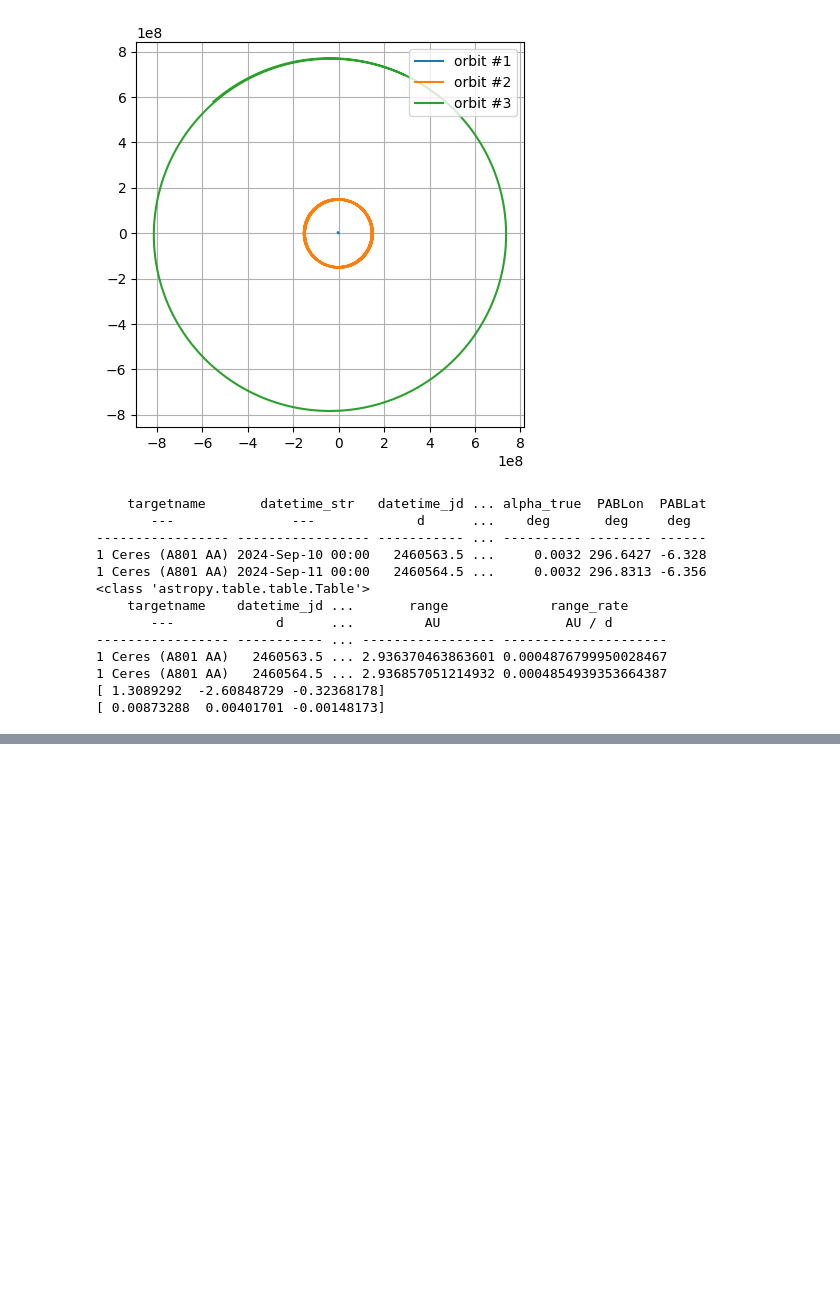
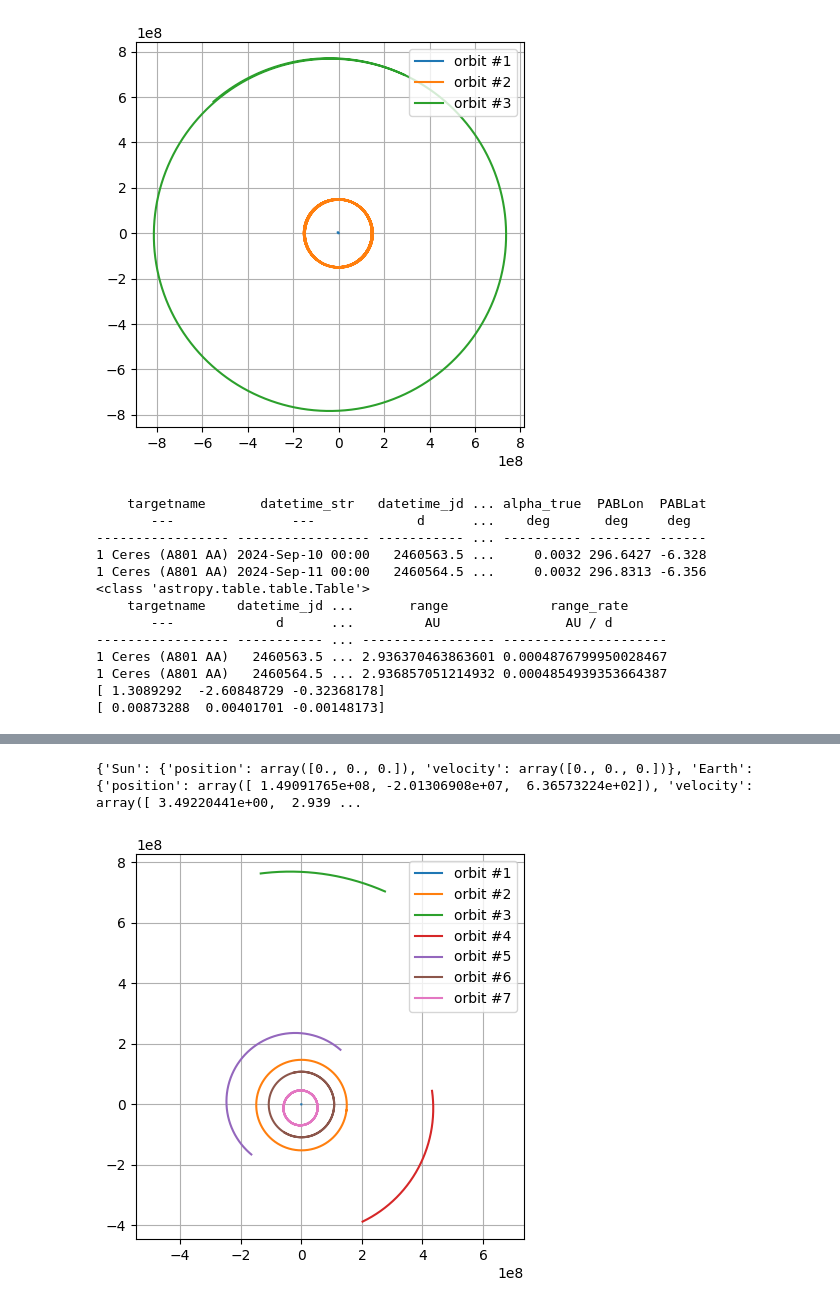
Before and after one commit to JacobASorensen/Orbital_Mechanics_Simulations, a Jupyter notebook: cplusplus/orbit_sim_with_cpp.ipynb, the cells around one changed output, grey strips where cells are left out. Cells and saved outputs as stored; diff of their text form; code cells hidden in the pictures; blank space fills up the shorter version.

Commit message:
Add class to query from JPL Horizons in python using astroquery

```diff
--- a/cplusplus/orbit_sim_with_cpp.ipynb
+++ b/cplusplus/orbit_sim_with_cpp.ipynb
@@ -346,0 +331,16 @@ TypeError: string indices must be integers
+# %%
+# Create an instance of the NBodySim class
+nbody_sim = NBodySim(['Sun', 'Earth','Jupiter','Ceres','Mars','Venus','Mercury'])
+
+# Automatically uses today's date for the epoch
+nbody_sim.query_jpl()
+
+# Retrieve the masses and simulation data
+masses4 = nbody_sim.get_masses()
+simulation_data = nbody_sim.get_basic_sim_data()
+
+# for x in simulation_data:
+#     print(le)
+print(len(simulation_data))
+print(simulation_data)
+print(nbody_sim.get_masses())
@@ -346,0 +363,8 @@ TypeError: string indices must be integers
+# %%
+data3 = Orbit_Sim.runge_kutta_system(nbody_sim.get_basic_sim_data(),nbody_sim.get_masses(),0.0, 365 * 24 * 3600,3600,6.67430e-20)
+
+Basic_Graphic(data3,len(nbody_sim.get_masses()))
+# Animated_Graph(data3,len(masses2),-10**9,10**9,-10**9,10**9,8,500,"Inner Solar System")
+# %% [output]
+{'Sun': {'position': array([0., 0., 0.]), 'velocity': array([0., 0., 0.])}, 'Earth': {'position': array([ 1.49091765e+08, -2.01306908e+07,  6.36573224e+02]), 'velocity': array([ 3.49220441e+00,  2.939 ...
+[figure, added]
```
Also changed, not shown: parts of 2 cells of this notebook.
